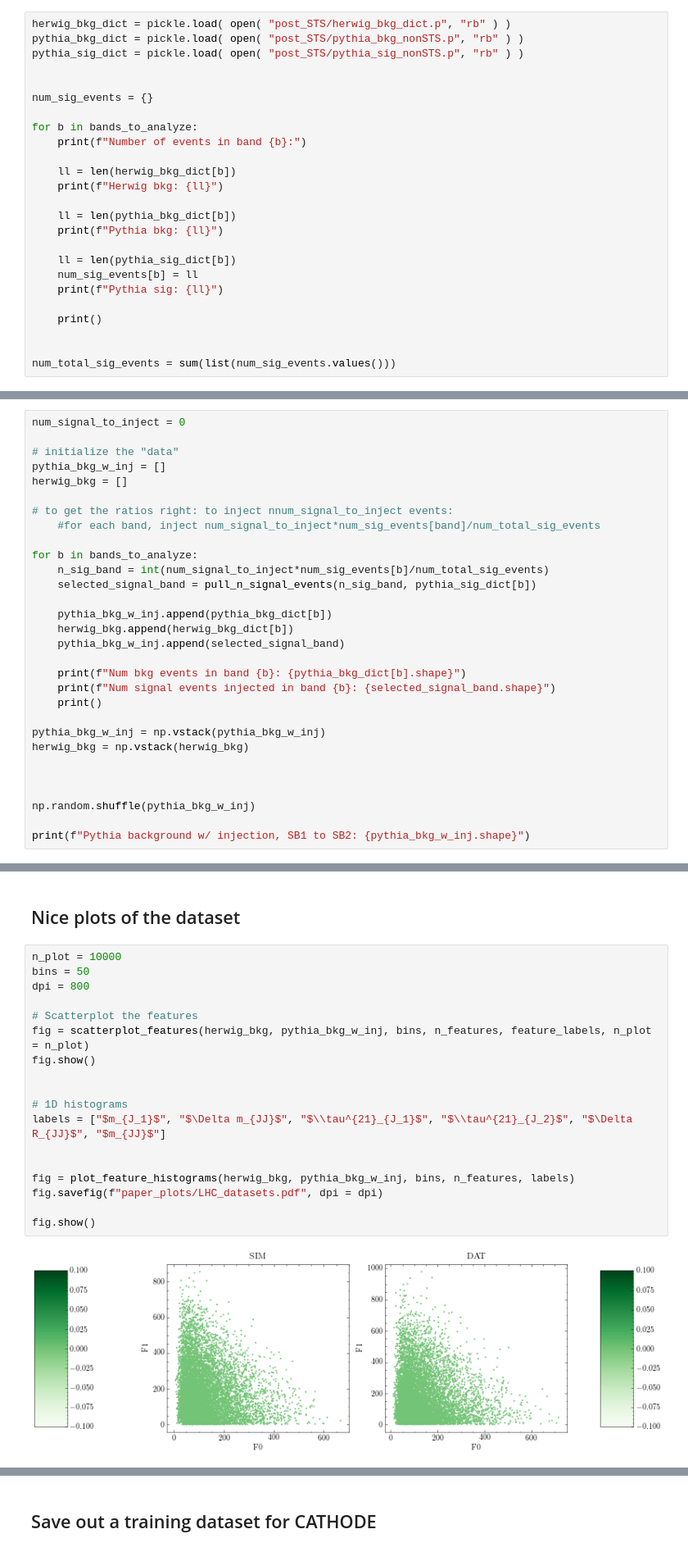
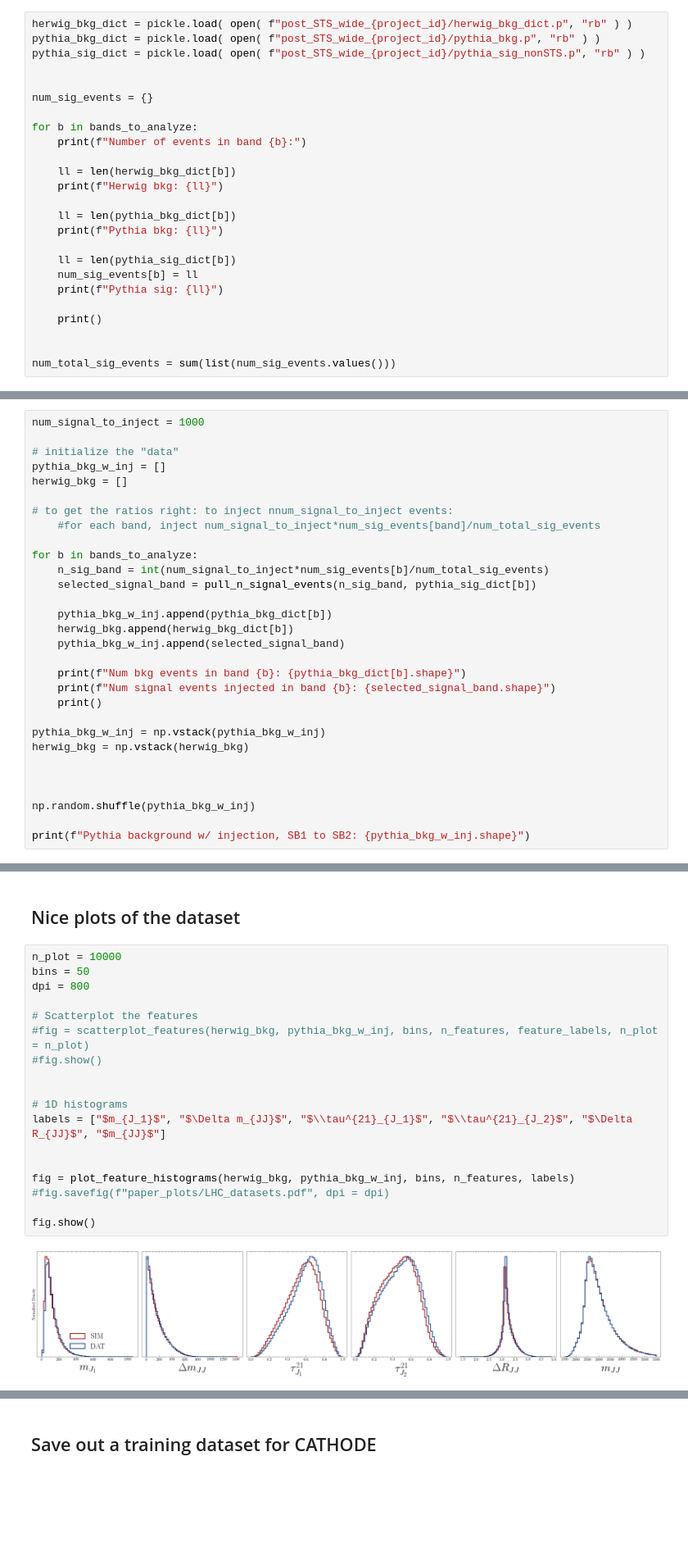
Before and after one commit to rmastand/FETA, a Jupyter notebook: generate_dataset_and_preprocess.ipynb, the cells around one changed output, grey strips where cells are left out. Shown at 82% size. Drawn from its saved outputs; the diff is of its cells as text; blank space fills up the shorter version.

Commit message:
added in project id to process on diff signal types

```diff
--- a/generate_dataset_and_preprocess.ipynb
+++ b/generate_dataset_and_preprocess.ipynb
@@ -59,9 +70,9 @@ def pull_n_signal_events(n, sig_dataset):
 
     return(selected_sig_events)
 # %%
-herwig_bkg_dict = pickle.load( open( "post_STS/herwig_bkg_dict.p", "rb" ) )
-pythia_bkg_dict = pickle.load( open( "post_STS/pythia_bkg_nonSTS.p", "rb" ) )
-pythia_sig_dict = pickle.load( open( "post_STS/pythia_sig_nonSTS.p", "rb" ) )
+herwig_bkg_dict = pickle.load( open( f"post_STS_wide_{project_id}/herwig_bkg_dict.p", "rb" ) )
+pythia_bkg_dict = pickle.load( open( f"post_STS_wide_{project_id}/pythia_bkg.p", "rb" ) )
+pythia_sig_dict = pickle.load( open( f"post_STS_wide_{project_id}/pythia_sig_nonSTS.p", "rb" ) )
 
 
 num_sig_events = {}
@@ -101,7 +112,7 @@ Pythia sig: 6494
 # %% [markdown]
 ### Pull n signal events from the range (sb1 -> sb2)
 # %%
-num_signal_to_inject = 0
+num_signal_to_inject = 1000
 
 # initialize the "data"
 pythia_bkg_w_inj = []
@@ -146,20 +157,20 @@ Pythia background w/ injection, SB1 to SB2: (334153, 7)
 # %%
 n_plot = 10000
 bins = 50
 dpi = 800
 
 # Scatterplot the features
-fig = scatterplot_features(herwig_bkg, pythia_bkg_w_inj, bins, n_features, feature_labels, n_plot = n_plot)
-fig.show()
+#fig = scatterplot_features(herwig_bkg, pythia_bkg_w_inj, bins, n_features, feature_labels, n_plot = n_plot)
+#fig.show()
 
 
 # 1D histograms
 labels = ["$m_{J_1}$", "$\Delta m_{JJ}$", "$\\tau^{21}_{J_1}$", "$\\tau^{21}_{J_2}$", "$\Delta R_{JJ}$", "$m_{JJ}$"]
 
 
 fig = plot_feature_histograms(herwig_bkg, pythia_bkg_w_inj, bins, n_features, labels)
-fig.savefig(f"paper_plots/LHC_datasets.pdf", dpi = dpi)
+#fig.savefig(f"paper_plots/LHC_datasets.pdf", dpi = dpi)
 
 fig.show()
 # %% [output]
-[figure, old version]
+[figure, new version]
```
Also changed, not shown: parts of 7 cells of this notebook, 4 other files.
